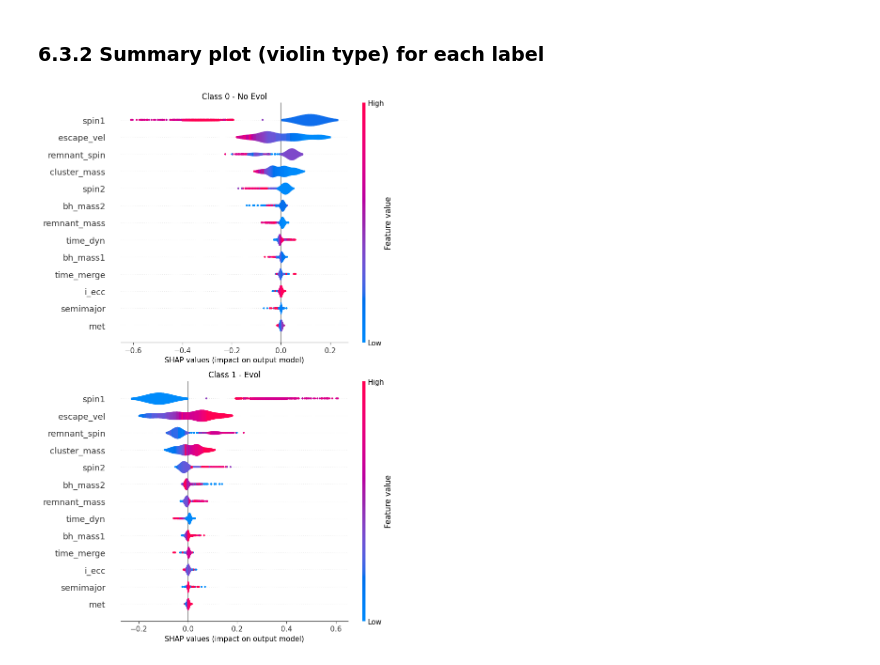
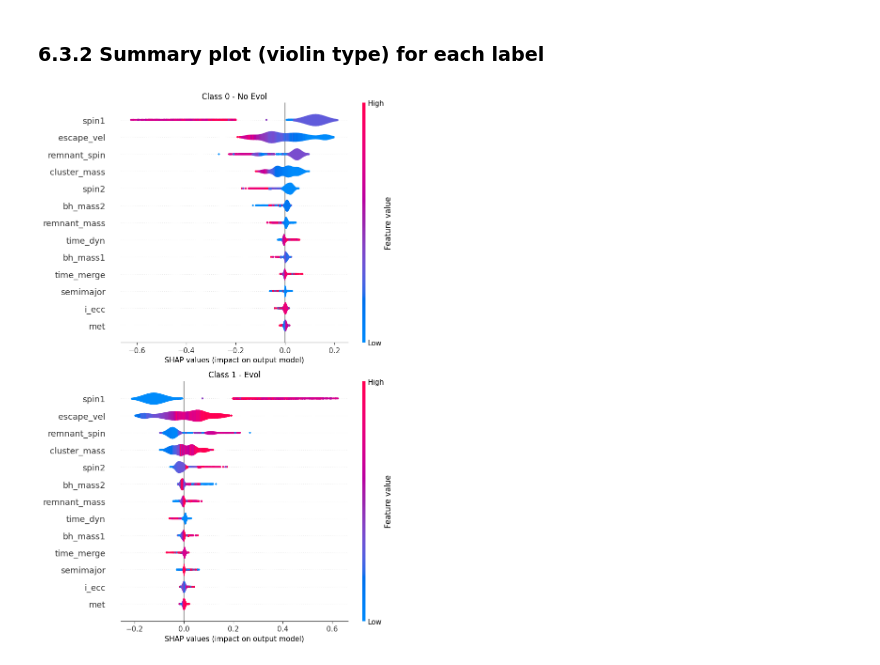
Before and after one commit to Berto70/hm_bbh, a Jupyter notebook: group_07_2324.ipynb, the cells around one changed output. Drawn from its saved outputs; the diff is of its cells as text; code cells hidden in the pictures.

Commit message:
run shap values + plots. missing description.

```diff
--- a/group_07_2324.ipynb
+++ b/group_07_2324.ipynb
@@ -861,7 +861,7 @@ h.plot_shap_violin(shap_values=lab_shap_values, data=X_test_lab_RF, X=X_lab_RF,
 ## 6.3 `label_ngen` features importance
 *description*
 # %%
-ngen_shap_values = h.shap_explainer(RF_best_ngen, X_test_ngen_RF, n_sample=1_000)
+ngen_shap_values = h.shap_explainer(RF_best_ngen, X_test_ngen_RF, n_sample=None)
 # %% [markdown]
 ### 6.3.1 Summary plot (bar type)
 # %%
@@ -872,6 +872,6 @@ h.plot_shap_bar(shap_values=ngen_shap_values, X=X_ngen_RF)
 # %% [markdown]
 ### 6.3.2 Summary plot (violin type) for each label
 # %%
-h.plot_shap_violin(shap_values=ngen_shap_values, data=X_test_ngen_RF, X=X_ngen_RF, n_sample=1_000)
+h.plot_shap_violin(shap_values=ngen_shap_values, data=X_test_ngen_RF, X=X_ngen_RF, n_sample=None)
 # %% [output]
-[figure, old version]
+[figure, new version]
```
Also changed, not shown: parts of 7 cells of this notebook.
